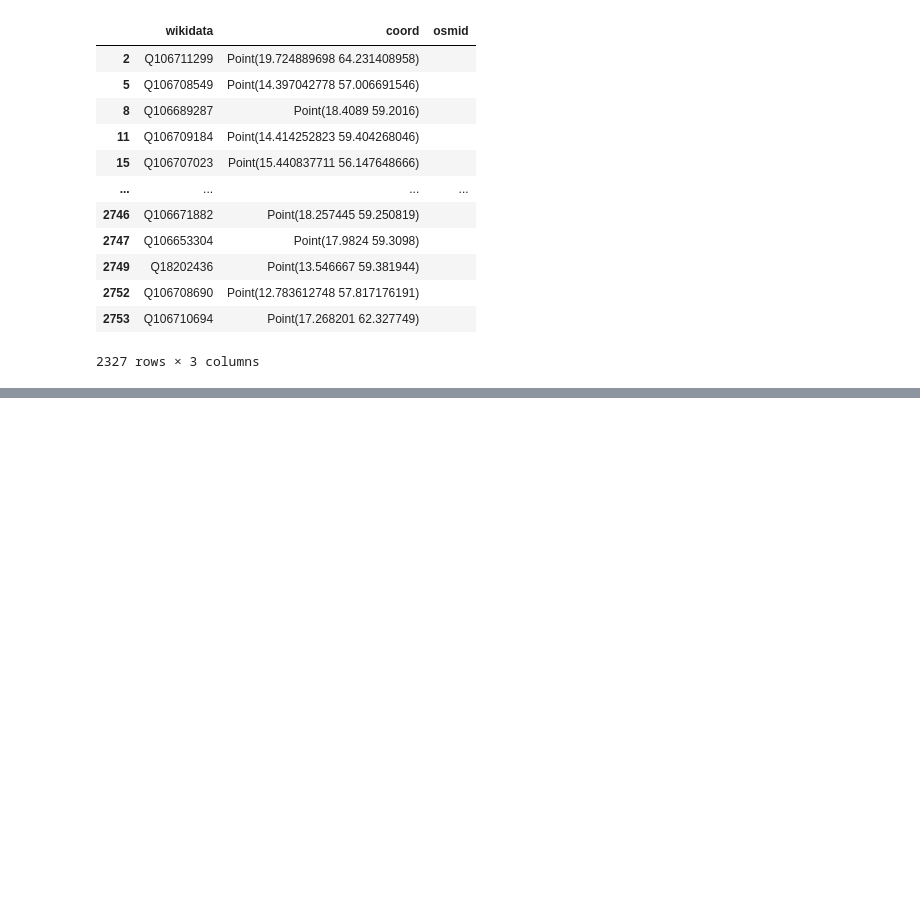
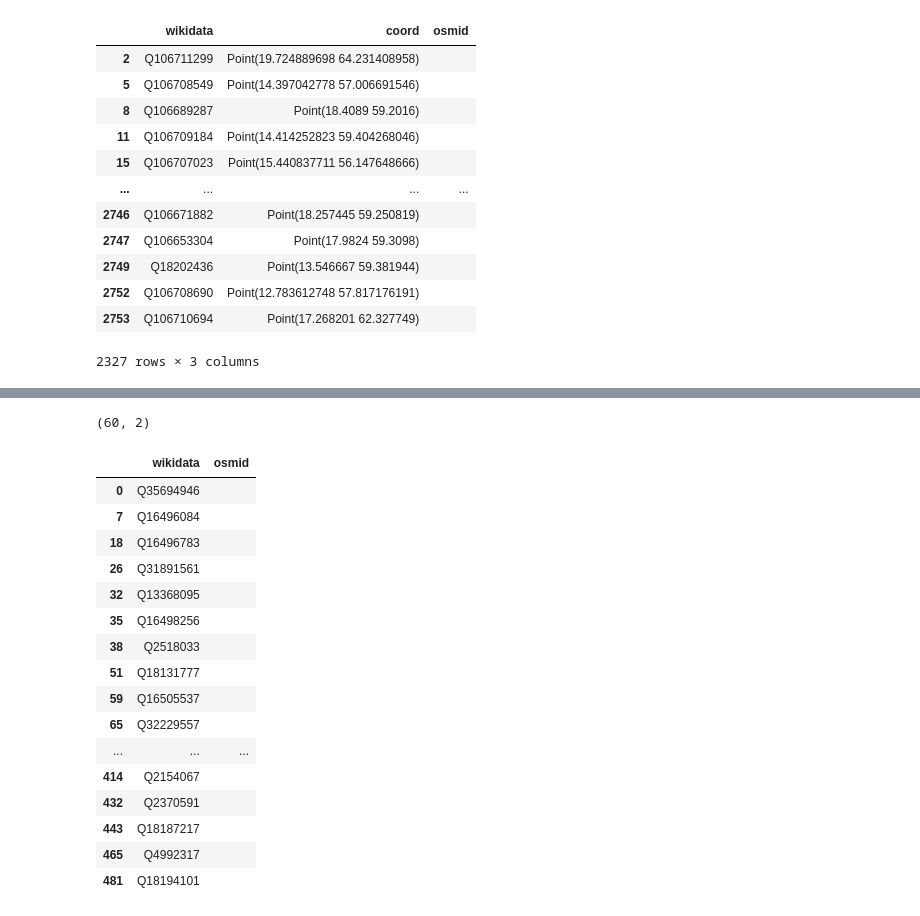
Before and after one commit to salgo60/Svenskabadplatser, a Jupyter notebook: Jupyter/OSM_Wikidata_Bathwater.ipynb, the cells around one changed output, grey strips where cells are left out. Drawn from its saved outputs; the diff is of its cells as text; code cells hidden in the pictures; blank space fills up the shorter version.

```diff
--- a/Jupyter/OSM_Wikidata_Bathwater.ipynb
+++ b/Jupyter/OSM_Wikidata_Bathwater.ipynb
@@ -157,0 +237,26 @@ OSMEmpty
+# %%
+OSMSeatot[(OSMSeatot['osmid']=="")].shape
+# %% [output]
+(60, 2)
+# %%
+OSMSeaEmpty =OSMSeatot[(OSMSeatot['osmid']=="")]
+# %%
+OSMSeaEmpty
+# %% [output]
+|  | wikidata | osmid |
+| 0 | Q35694946 |  |
+| 7 | Q16496084 |  |
+| 18 | Q16496783 |  |
+| 26 | Q31891561 |  |
+| 32 | Q13368095 |  |
+| 35 | Q16498256 |  |
+| 38 | Q2518033 |  |
+| 51 | Q18131777 |  |
+| 59 | Q16505537 |  |
+| 65 | Q32229557 |  |
+| ... | ... | ... |
+| 414 | Q2154067 |  |
+| 432 | Q2370591 |  |
+| 443 | Q18187217 |  |
+| 465 | Q4992317 |  |
+| 481 | Q18194101 |  |
```
Also changed, not shown: parts of 6 cells of this notebook.
